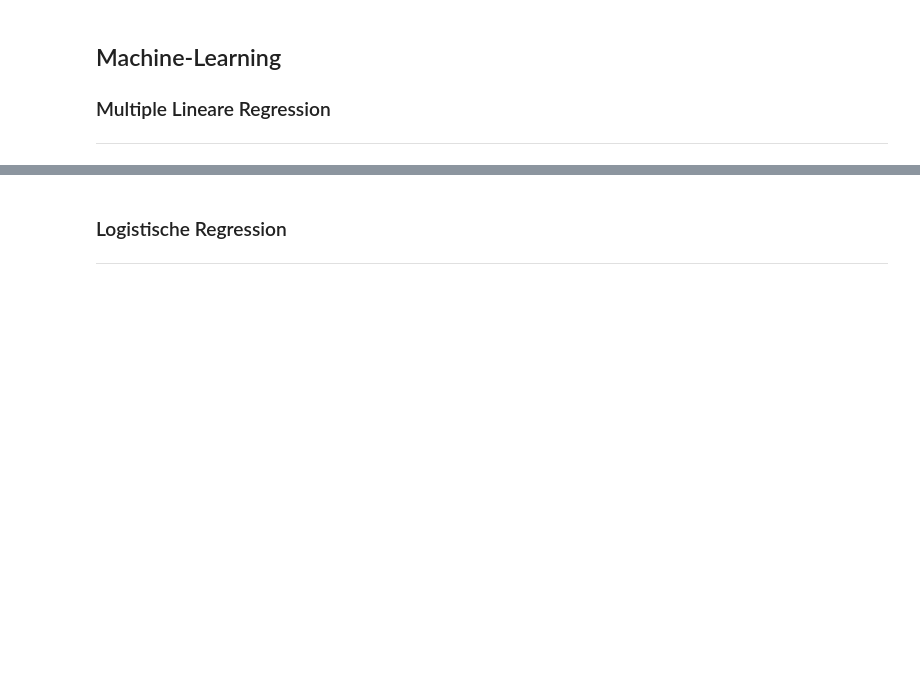
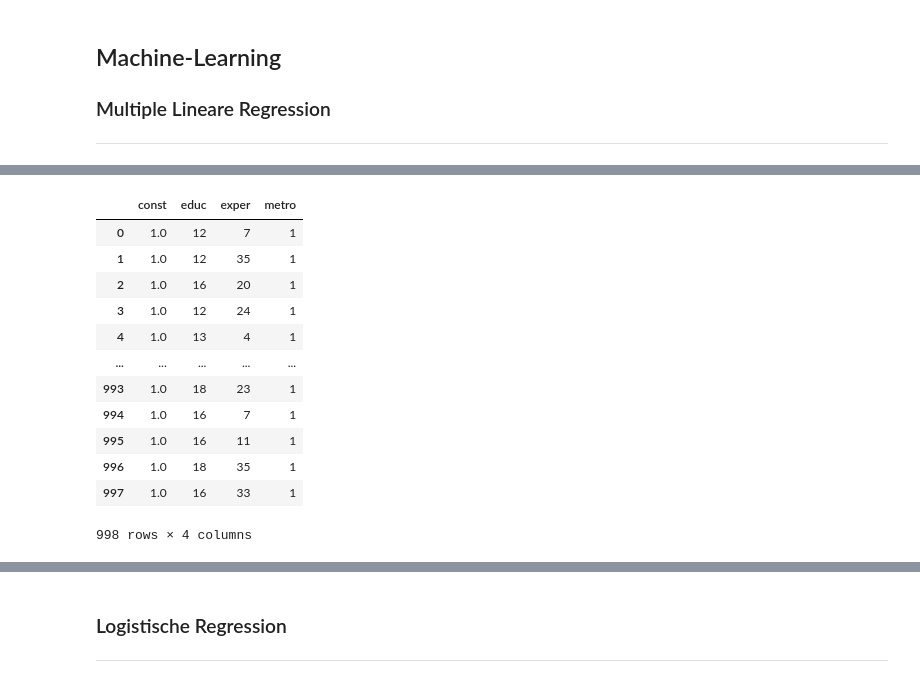
Before and after one commit to RiccardoDAndrea/Python-Crashkurs_, a Jupyter notebook: Aufgaben/Task_3_Python_packages.ipynb, the cells around one changed output, grey strips where cells are left out. Cells and saved outputs as stored; diff of their text form; code cells hidden in the pictures; blank space fills up the shorter version.

```diff
--- a/Aufgaben/Task_3_Python_packages.ipynb
+++ b/Aufgaben/Task_3_Python_packages.ipynb
@@ -615,6 +632,21 @@ X = df_wage[["educ", "exper", "metro"]]
 y = df_wage["wage"]
 # %%
 X = sm.add_constant(X)
+X
+# %% [output]
+|  | const | educ | exper | metro |
+| 0 | 1.0 | 12 | 7 | 1 |
+| 1 | 1.0 | 12 | 35 | 1 |
+| 2 | 1.0 | 16 | 20 | 1 |
+| 3 | 1.0 | 12 | 24 | 1 |
+| 4 | 1.0 | 13 | 4 | 1 |
+| ... | ... | ... | ... | ... |
+| 993 | 1.0 | 18 | 23 | 1 |
+| 994 | 1.0 | 16 | 7 | 1 |
+| 995 | 1.0 | 16 | 11 | 1 |
+| 996 | 1.0 | 18 | 35 | 1 |
+| 997 | 1.0 | 16 | 33 | 1 |
+998 rows × 4 columns
 # %%
 X_train, X_test, y_train, y_test = train_test_split(X, y, test_size=0.33, random_state=42)
 X_train.shape, X_test.shape, y_train.shape, y_test.shape
```
Also changed, not shown: parts of 13 cells of this notebook, 6 other files.
